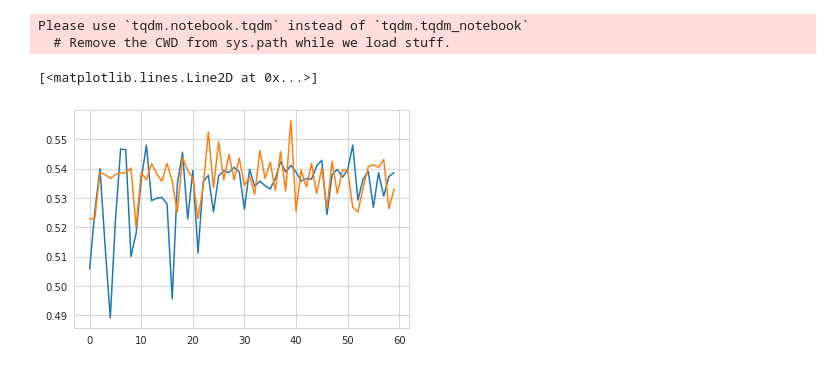
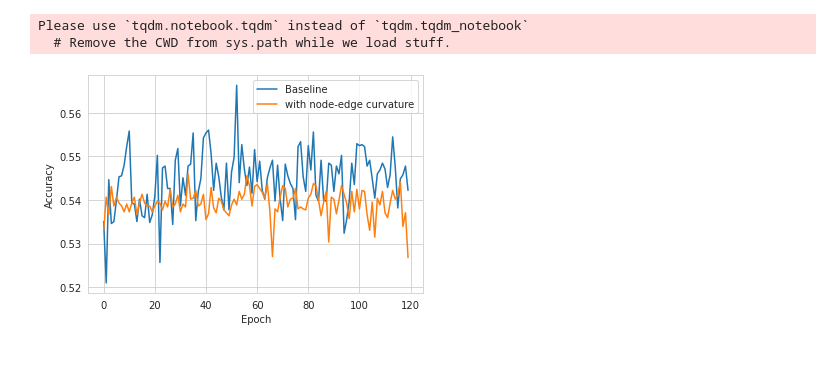
Before and after one commit to blufzzz/Discrete-Curvature-Graph-Classification, a Jupyter notebook: graph_classification.ipynb, the cells around one changed output. Saved outputs shown, nothing was run; the diff lists cells and outputs as text; code cells hidden in the pictures.

```diff
--- a/graph_classification.ipynb
+++ b/graph_classification.ipynb
@@ -486,3 +491,14 @@ def get_curvatures(data_nx, weighted_edges = False, compute_olliver=False):
     clear_output()
 
     return results
+# %%
+def threshold_matrix(corr_matrix, threshold=0.5):
+      A = corr_matrix.copy()
+      A = np.abs(A)
+      A[A < threshold] = 0
+      return A
+corr_matrix = np.load('./ABIDE1/ABIDE1_AAL.npy')[0]
+corr_matrix = threshold_matrix(corr_matrix, threshold=0.3)
+E = np.eye(corr_matrix.shape[0])
+g = nx.from_numpy_matrix(corr_matrix-E)
+nx.draw(g, with_labels=True, font_weight='bold')
@@ -561,7 +600,8 @@ class ABIDEDataset(Dataset):
 dataset = ABIDEDataset(numpy_data_folder='ABIDE1',
                        atlas_type='AAL',
                        threshold=0.5,
-                       curvatures_path='curv_abide_AAL.npy')
+                       rebuild=False,
+                       curvatures_path=None)
 
 num_classes = len(np.unique(dataset.numpy_target))
 dataloader_abide_both = DataLoader(dataset, batch_size=32, shuffle=True)
@@ -578,25 +621,28 @@ plt.show()
 # %%
-net = NetWithReadout(num_features=117, num_classes=num_classes, hidden=128).to(device)
+net = NetWithReadout(num_features=batch.x.shape[1], num_classes=num_classes, hidden=256).to(device)
 history_loss_baseline, history_acc_baseline = train_model(net,
                                                           dataloader_abide_both,
-                                                          n_epochs=60)
+                                                          n_epochs=120)
 # %% [output]
 Please use `tqdm.notebook.tqdm` instead of `tqdm.tqdm_notebook`
   # Remove the CWD from sys.path while we load stuff.
 # %%
-curv_net = NetСurvWithReadout(num_features=117, num_classes=num_classes, edge_dim=2, hidden=128).to(device)
+curv_net = NetСurvWithReadout(num_features=batch.x.shape[1], num_classes=num_classes, edge_dim=batch.edge_attr.shape[1], hidden=256).to(device)
 history_loss_curv, history_acc_curv = train_model(curv_net,
                                                   dataloader_abide_both,
-                                                  n_epochs=60)
+                                                  n_epochs=120)
 # %% [output]
 Please use `tqdm.notebook.tqdm` instead of `tqdm.tqdm_notebook`
   # Remove the CWD from sys.path while we load stuff.
 # %%
-plt.plot(history_acc_baseline['epoch'])
-plt.plot(history_acc_curv['epoch'])
+plt.plot(history_acc_baseline['epoch'], label='Baseline')
+plt.plot(history_acc_curv['epoch'], label='with node-edge curvature')
+plt.ylabel('Accuracy')
+plt.xlabel('Epoch')
+plt.legend()
+plt.show()
 # %% [output]
-[<matplotlib.lines.Line2D at 0x...>]
-[figure, old version]
+[figure, new version]
 # %%
 plt.plot(history_loss_baseline['epoch'])
 plt.plot(history_loss_curv['epoch'])
```
Also changed, not shown: parts of 10 cells of this notebook.
